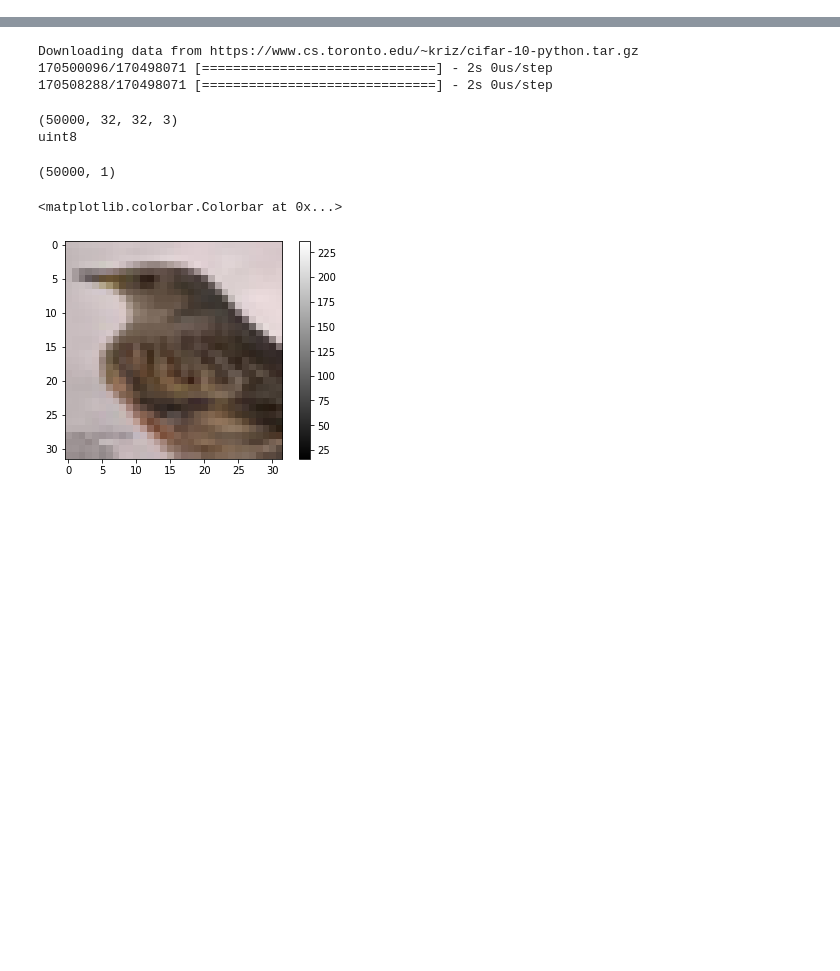
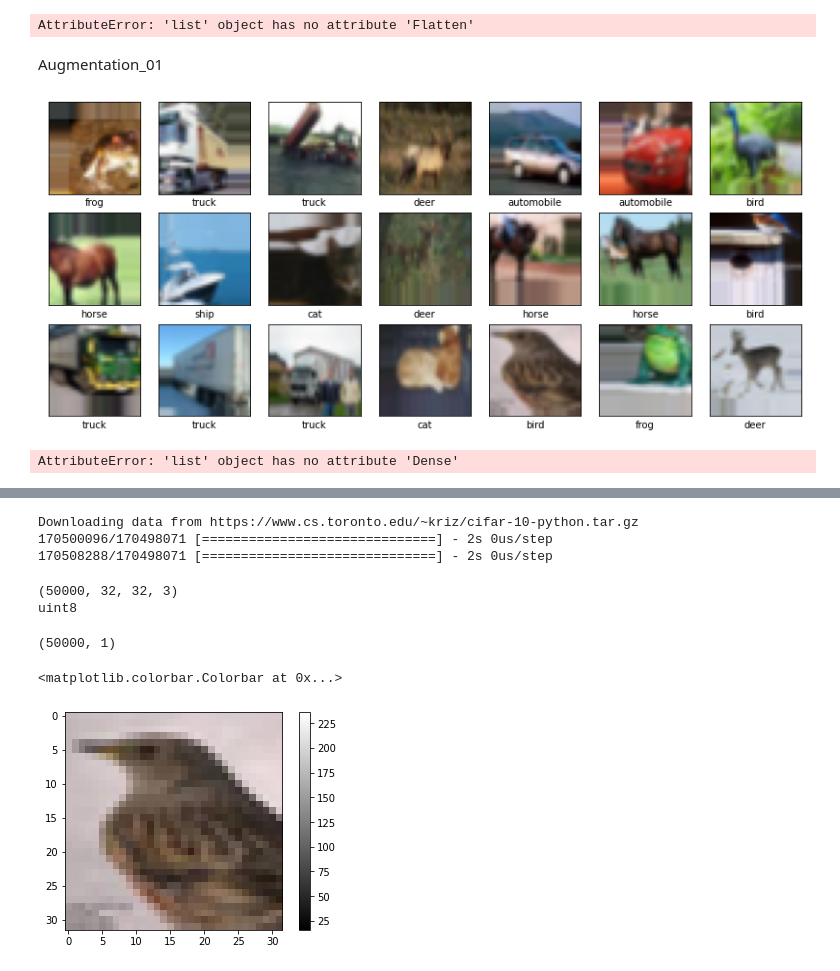
Before and after one commit to CamiloCorredor/CIFAR10, a Jupyter notebook: taller_1.ipynb, the cells around one changed output, grey strips where cells are left out. Saved outputs shown, nothing was run; the diff lists cells and outputs as text; code cells hidden in the pictures; blank space fills up the shorter version.

Commit message:
Augmentation methods

```diff
--- a/taller_1.ipynb
+++ b/taller_1.ipynb
@@ -12,0 +55,27 @@ CIFAR10 = keras.datasets.cifar10
+# %%
+model_01 = keras.models.Sequential()
+model_01.add(layers.Flatten(input_shape=[32,32,3]))
+# model.add(layers.Dense(units=256, activation='relu'))
+# model.add(layers.Dense(units=128, activation='relu'))
+# model.add(layers.Dense(units=10, activation='softmax'))
+# %% [output]
+AttributeError: 'list' object has no attribute 'Flatten'
+# %% [markdown]
+Augmentation_01
+# %%
+width_shift = 8/32
+height_shift = 8/32
+flip = True
+
+datagen = ImageDataGenerator(
+    horizontal_flip=flip,
+    width_shift_range=width_shift,
+    height_shift_range=height_shift,
+    )
+datagen.fit(x_train)
+
+it = datagen.flow(x_train, y_train, shuffle=False)
+batch_images, batch_labels = next(it)
+visualize_data(batch_images, batch_labels, class_names)
+# %% [output]
+[figure, added]
@@ -12,0 +86,12 @@ CIFAR10 = keras.datasets.cifar10
+# %%
+model = keras.models.Sequential()
+
+model.add(keras.layers.Flatten(input_shape=[32,32,3]))
+
+model.add(layers.Dense(units=1024, kernel_initializer=keras.initializers.glorot_uniform, bias_initializer=keras.initializers.Zeros, activation='relu'))
+model.add(layers.Dense(units=512, activation='relu'))
+model.add(layers.Dense(units=256, activation='relu'))
+model.add(layers.Dense(units=128, activation='relu'))
+model.add(layers.Dense(units=10, activation='softmax'))
+# %% [output]
+AttributeError: 'list' object has no attribute 'Dense'
```
Also changed, not shown: parts of 18 cells of this notebook.
